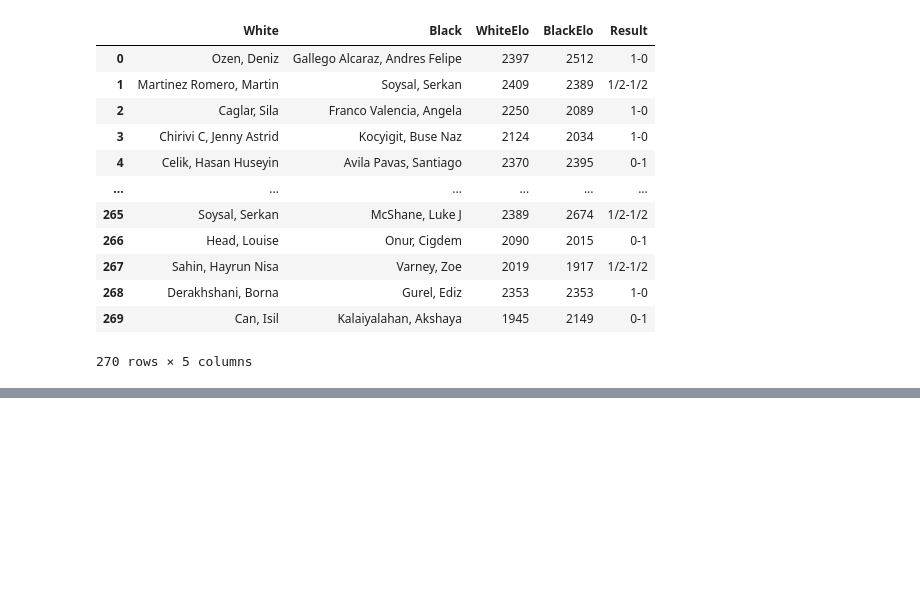
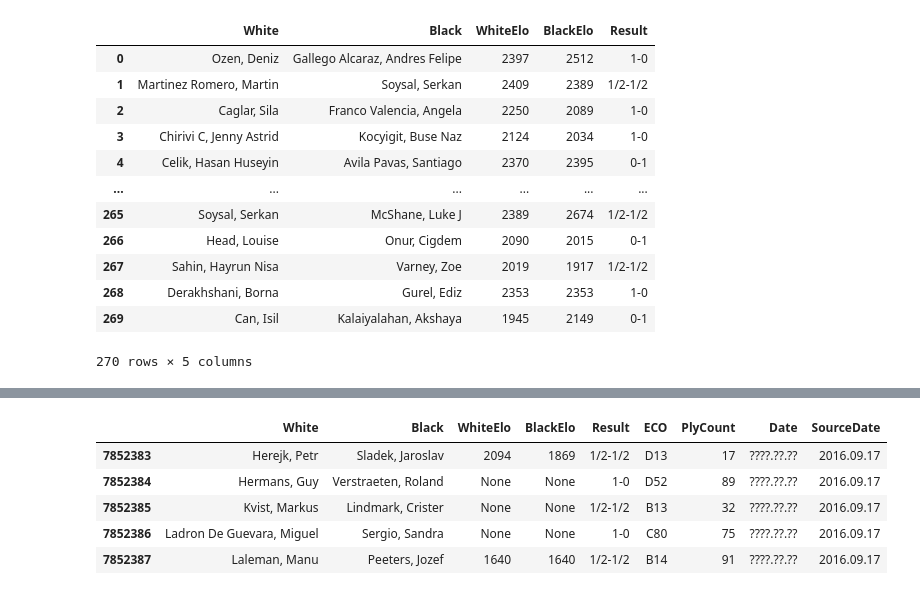
Before and after one commit to nahuelalmeira/chess, a Jupyter notebook: notebooks/notebook.ipynb, the cells around one changed output, grey strips where cells are left out. Cells and saved outputs as stored; diff of their text form; code cells hidden in the pictures; blank space fills up the shorter version.

```diff
--- a/notebooks/notebook.ipynb
+++ b/notebooks/notebook.ipynb
@@ -93,0 +148,9 @@ dtype: int64
+# %%
+df.tail()
+# %% [output]
+|  | White | Black | WhiteElo | BlackElo | Result | ECO | PlyCount | Date | SourceDate |
+| 7852383 | Herejk, Petr | Sladek, Jaroslav | 2094 | 1869 | 1/2-1/2 | D13 | 17 | ????.??.?? | 2016.09.17 |
+| 7852384 | Hermans, Guy | Verstraeten, Roland | None | None | 1-0 | D52 | 89 | ????.??.?? | 2016.09.17 |
+| 7852385 | Kvist, Markus | Lindmark, Crister | None | None | 1/2-1/2 | B13 | 32 | ????.??.?? | 2016.09.17 |
+| 7852386 | Ladron De Guevara, Miguel | Sergio, Sandra | None | None | 1-0 | C80 | 75 | ????.??.?? | 2016.09.17 |
+| 7852387 | Laleman, Manu | Peeters, Jozef | 1640 | 1640 | 1/2-1/2 | B14 | 91 | ????.??.?? | 2016.09.17 |
```
Also changed, not shown: parts of 13 cells of this notebook, 1 other file.
